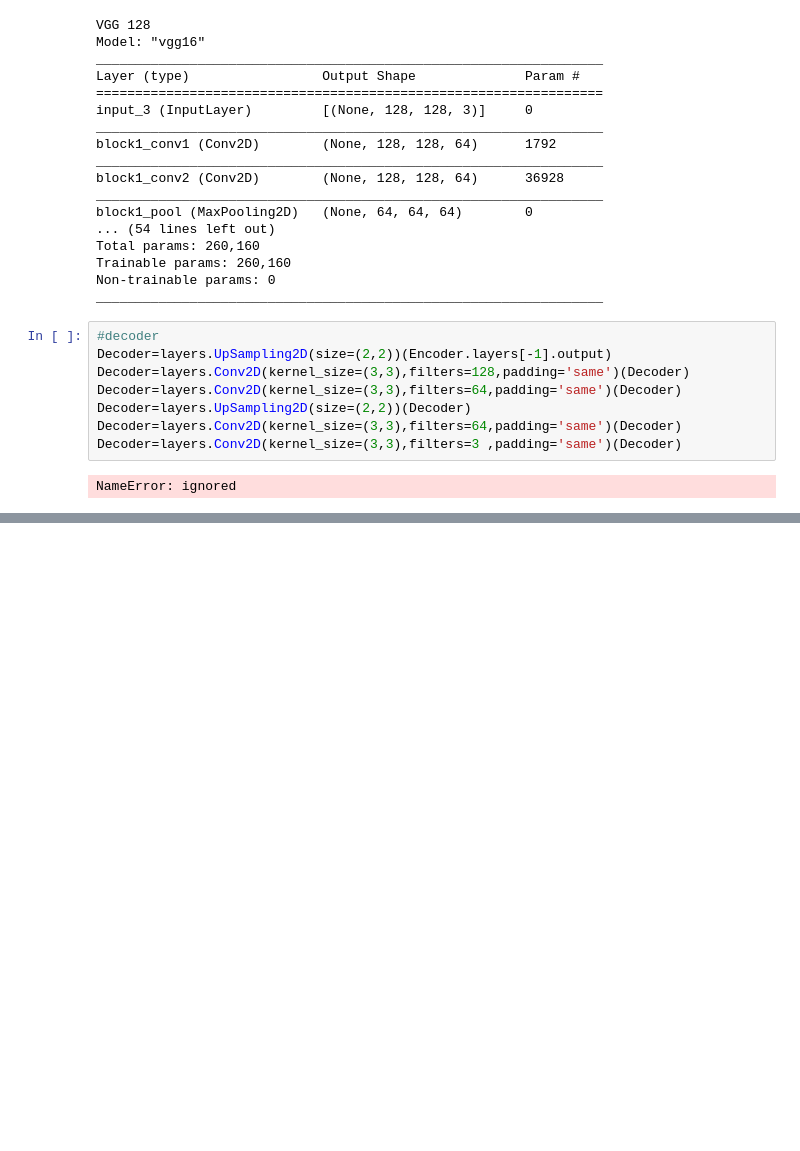
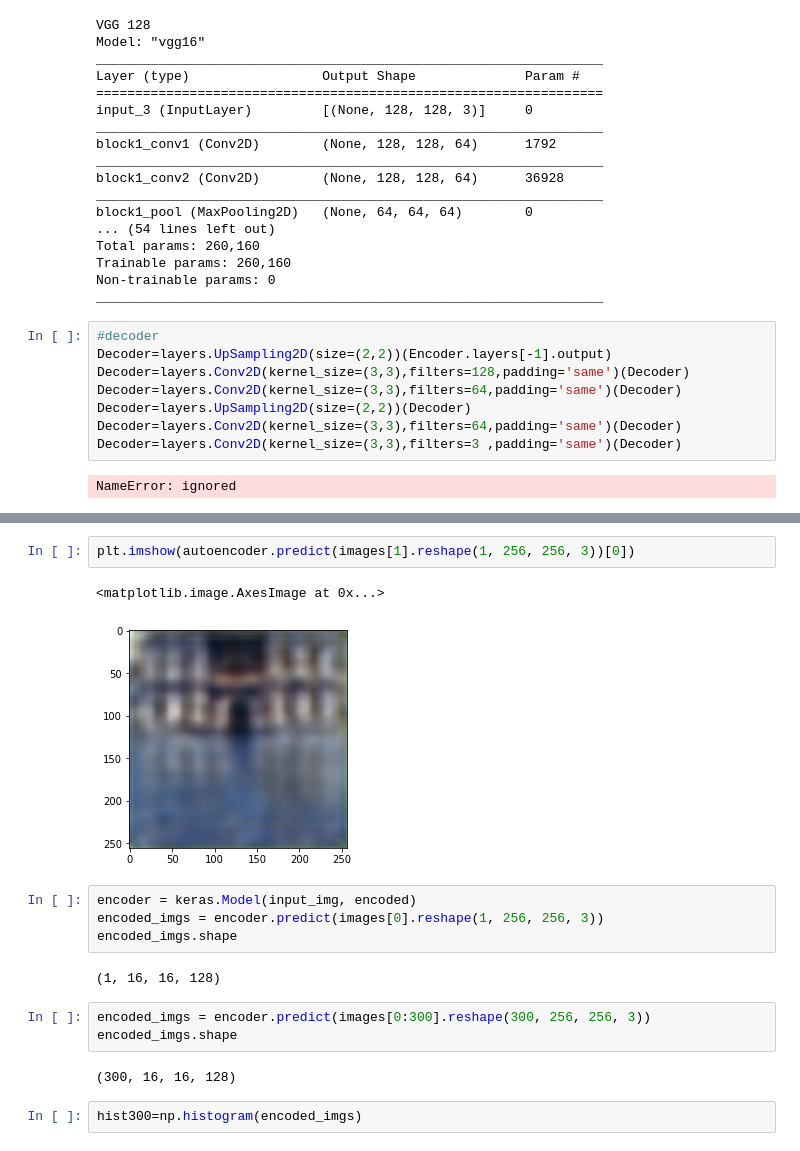
Before and after one commit to rutia2044/rutiarbiv-gmail.com, a Jupyter notebook: Copy_of_עותק_של_Untitled.ipynb, the cells around one changed output, grey strips where cells are left out. Cells and saved outputs as stored; diff of their text form; blank space fills up the shorter version.

```diff
--- a/Copy_of_עותק_של_Untitled.ipynb
+++ b/Copy_of_עותק_של_Untitled.ipynb
@@ -608,0 +711,18 @@ NameError: ignored
+# %%
+plt.imshow(autoencoder.predict(images[1].reshape(1, 256, 256, 3))[0])
+# %% [output]
+<matplotlib.image.AxesImage at 0x...>
+[figure, added]
+# %%
+encoder = keras.Model(input_img, encoded)
+encoded_imgs = encoder.predict(images[0].reshape(1, 256, 256, 3))
+encoded_imgs.shape
+# %% [output]
+(1, 16, 16, 128)
+# %%
+encoded_imgs = encoder.predict(images[0:300].reshape(300, 256, 256, 3))
+encoded_imgs.shape
+# %% [output]
+(300, 16, 16, 128)
+# %%
+hist300=np.histogram(encoded_imgs)
```
Also changed, not shown: parts of 11 cells of this notebook.
